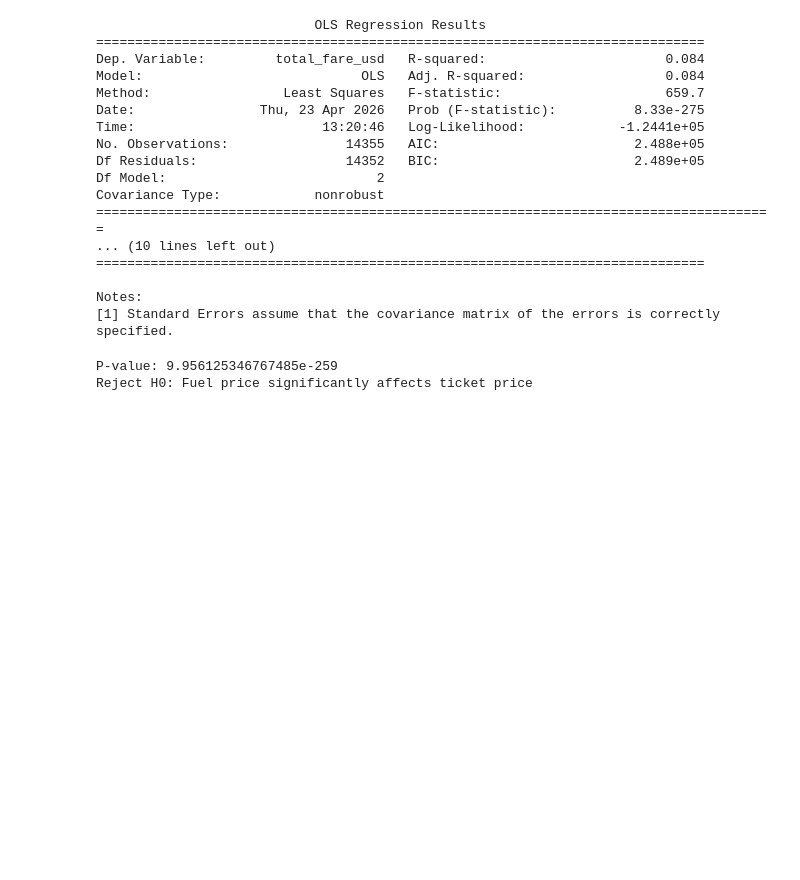
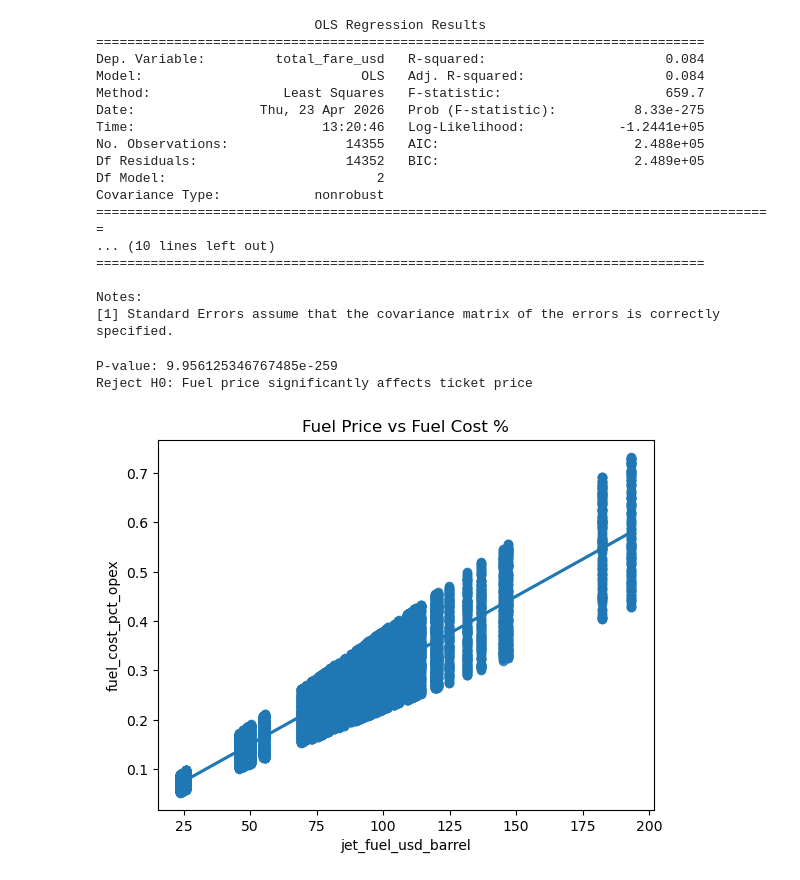
Before and after one commit to Algoastronaut/C_G18_AirlineTicketPricesVsFuelCostsAnalysis, a Jupyter notebook: notebooks/04_statistical_analysis.ipynb, the cells around one changed output. Cells and saved outputs as stored; diff of their text form; code cells hidden in the pictures; blank space fills up the shorter version.

Commit message:
Analyze relationship between fuel price and fuel cost percentage

```diff
--- a/notebooks/04_statistical_analysis.ipynb
+++ b/notebooks/04_statistical_analysis.ipynb
@@ -139,3 +139,9 @@ else:
 # %% [output]
 P-value: 9.956125346767485e-259
 Reject H0: Fuel price significantly affects ticket price
+# %%
+sns.regplot(x='jet_fuel_usd_barrel', y='fuel_cost_pct_opex', data=df)
+plt.title("Fuel Price vs Fuel Cost %")
+plt.show()
+# %% [output]
+[figure, added]
```
